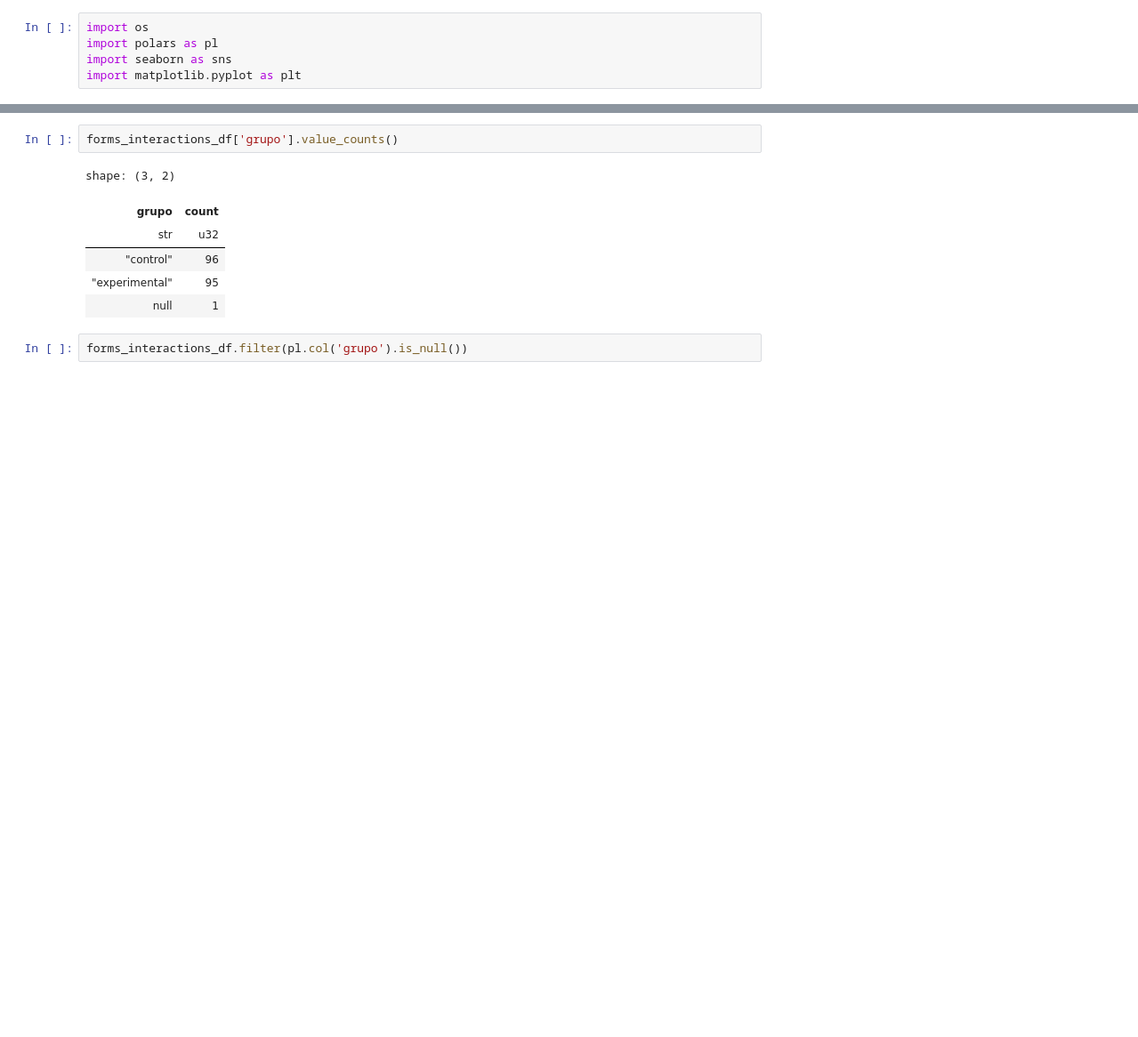
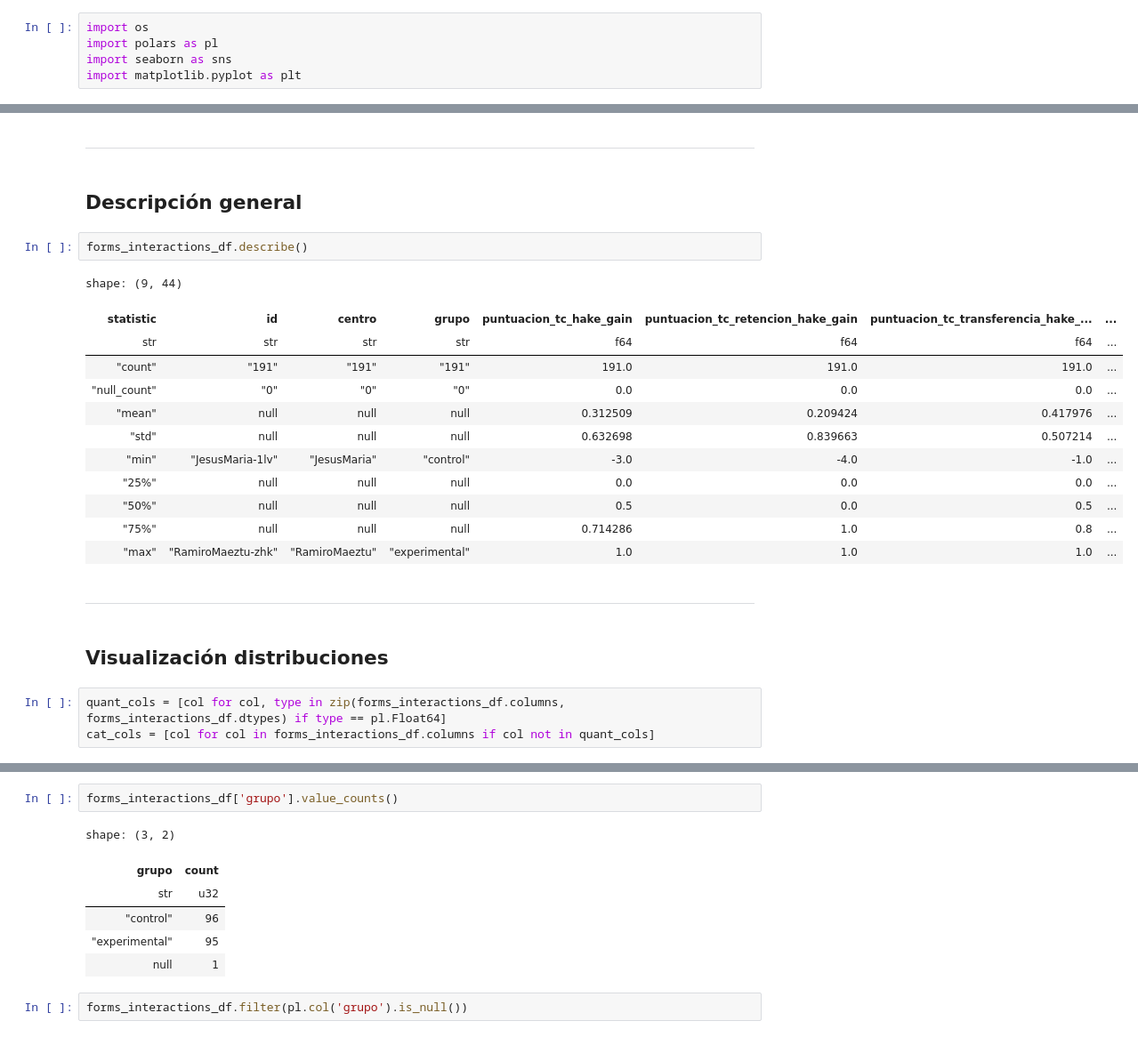
Before and after one commit to IBiDat/va-educational-impact, a Jupyter notebook: src/notebooks/educational_impact/educational_impact_analysis.ipynb, the cells around one changed output, grey strips where cells are left out. Shown at 89% size. Cells and saved outputs as stored; diff of their text form; blank space fills up the shorter version.

```diff
--- a/src/notebooks/educational_impact/educational_impact_analysis.ipynb
+++ b/src/notebooks/educational_impact/educational_impact_analysis.ipynb
@@ -46,0 +159,26 @@ forms_interactions_df = forms_df.join(interactions_df, how='left', on='id')
+# %% [markdown]
+---
+# %% [markdown]
+## Descripción general
+# %%
+forms_interactions_df.describe()
+# %% [output]
+shape: (9, 44)
+| statistic | id | centro | grupo | puntuacion_tc_hake_gain | puntuacion_tc_retencion_hake_gain | puntuacion_tc_transferencia_hake_... | ... |
+| str | str | str | str | f64 | f64 | f64 | ... |
+| "count" | "191" | "191" | "191" | 191.0 | 191.0 | 191.0 | ... |
+| "null_count" | "0" | "0" | "0" | 0.0 | 0.0 | 0.0 | ... |
+| "mean" | null | null | null | 0.312509 | 0.209424 | 0.417976 | ... |
+| "std" | null | null | null | 0.632698 | 0.839663 | 0.507214 | ... |
+| "min" | "JesusMaria-1lv" | "JesusMaria" | "control" | -3.0 | -4.0 | -1.0 | ... |
+| "25%" | null | null | null | 0.0 | 0.0 | 0.0 | ... |
+| "50%" | null | null | null | 0.5 | 0.0 | 0.5 | ... |
+| "75%" | null | null | null | 0.714286 | 1.0 | 0.8 | ... |
+| "max" | "RamiroMaeztu-zhk" | "RamiroMaeztu" | "experimental" | 1.0 | 1.0 | 1.0 | ... |
+# %% [markdown]
+---
+# %% [markdown]
+## Visualización distribuciones
+# %%
+quant_cols = [col for col, type in zip(forms_interactions_df.columns, forms_interactions_df.dtypes) if type == pl.Float64]
+cat_cols = [col for col in forms_interactions_df.columns if col not in quant_cols]
```
Also changed, not shown: parts of 14 cells of this notebook, 1 other file.
